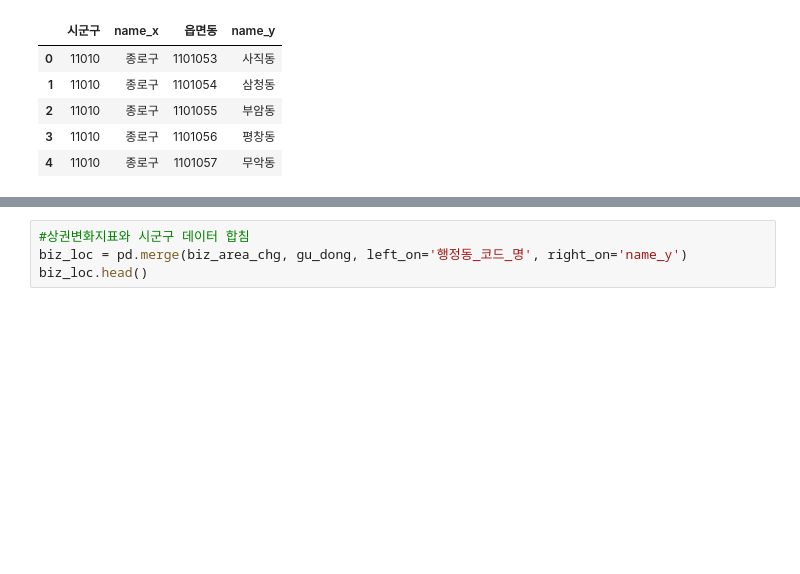
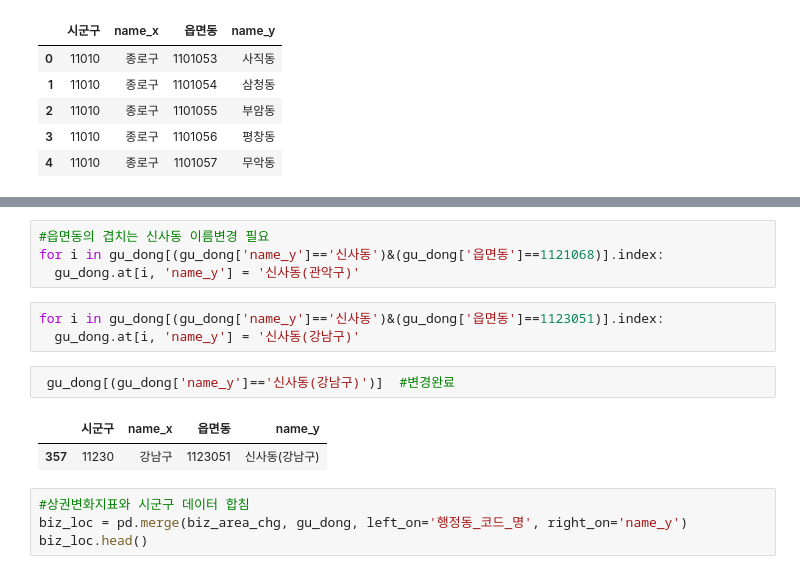
Before and after one commit to YongWanJin/KDTteam5_semiproject, a Jupyter notebook: code/상권변화지표_행정동별.ipynb, the cells around one changed output, grey strips where cells are left out. Drawn from its saved outputs; the diff is of its cells as text; blank space fills up the shorter version.

```diff
--- a/code/상권변화지표_행정동별.ipynb
+++ b/code/상권변화지표_행정동별.ipynb
@@ -252,3 +214,15 @@ biz_area_chg.head()
+# %%
+#읍면동의 겹치는 신사동 이름변경 필요
+for i in gu_dong[(gu_dong['name_y']=='신사동')&(gu_dong['읍면동']==1121068)].index:
+  gu_dong.at[i, 'name_y'] = '신사동(관악구)'
+# %%
+for i in gu_dong[(gu_dong['name_y']=='신사동')&(gu_dong['읍면동']==1123051)].index:
+  gu_dong.at[i, 'name_y'] = '신사동(강남구)'
+# %%
+ gu_dong[(gu_dong['name_y']=='신사동(강남구)')]  #변경완료
+# %% [output]
+|  | 시군구 | name_x | 읍면동 | name_y |
+| 357 | 11230 | 강남구 | 1123051 | 신사동(강남구) |
 # %%
 #상권변화지표와 시군구 데이터 합침
 biz_loc = pd.merge(biz_area_chg, gu_dong, left_on='행정동_코드_명', right_on='name_y')
```
Also changed, not shown: parts of 18 cells of this notebook.
